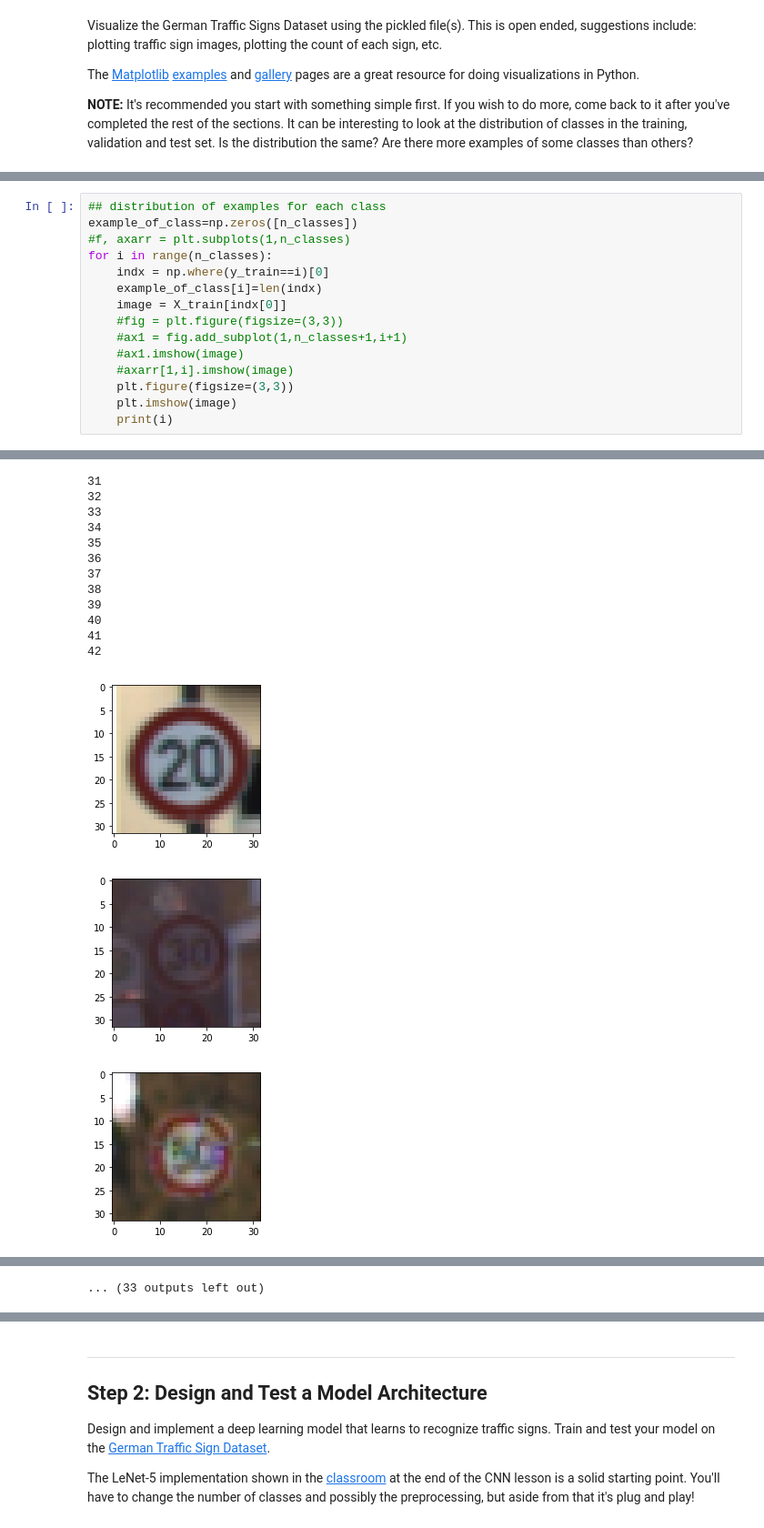
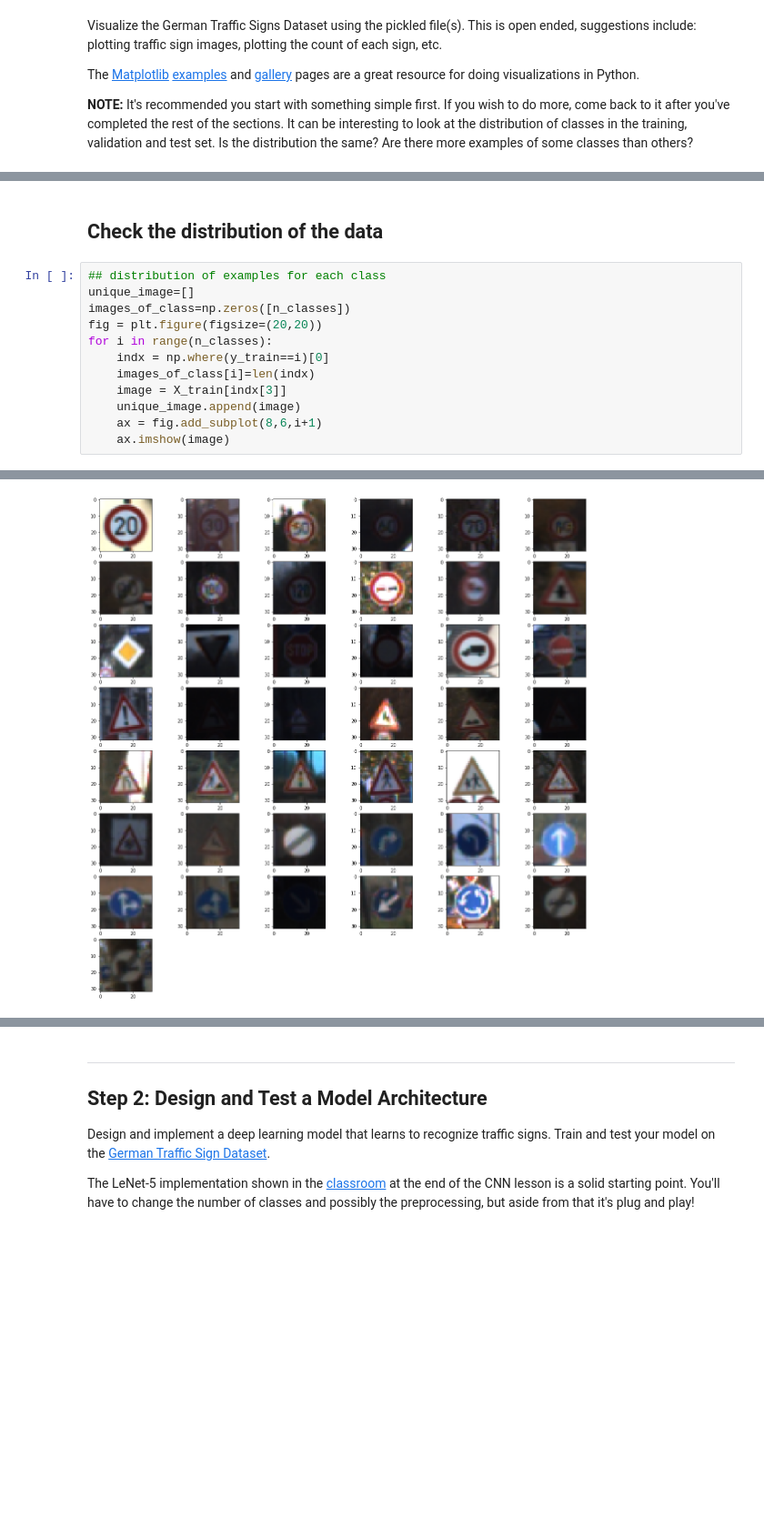
Before and after one commit to WatermelonCircle/CarND_traffic_sign_classifier, a Jupyter notebook: Traffic_Sign_Classifier.ipynb, the cells around one changed output, grey strips where cells are left out. Shown at 91% size. Saved outputs shown, nothing was run; the diff lists cells and outputs as text; blank space fills up the shorter version.

```diff
--- a/Traffic_Sign_Classifier.ipynb
+++ b/Traffic_Sign_Classifier.ipynb
@@ -120,16 +119,15 @@ print(y_train[index])
+# %% [markdown]
+## Check the distribution of the data
 # %%
 ## distribution of examples for each class
-example_of_class=np.zeros([n_classes])
-#f, axarr = plt.subplots(1,n_classes)
+unique_image=[]
+images_of_class=np.zeros([n_classes])
+fig = plt.figure(figsize=(20,20))
 for i in range(n_classes):
     indx = np.where(y_train==i)[0]
-    example_of_class[i]=len(indx)
-    image = X_train[indx[0]]
-    #fig = plt.figure(figsize=(3,3))
-    #ax1 = fig.add_subplot(1,n_classes+1,i+1)
-    #ax1.imshow(image)
-    #axarr[1,i].imshow(image)
-    plt.figure(figsize=(3,3))
-    plt.imshow(image)
-    print(i)
+    images_of_class[i]=len(indx)
+    image = X_train[indx[3]]
+    unique_image.append(image)
+    ax = fig.add_subplot(8,6,i+1)
+    ax.imshow(image)
 # %% [output]
@@ -153,15 +134 @@ for i in range(n_classes):
-31
-32
-33
-34
-35
-36
-37
-38
-39
-40
-41
-42
-[figure, old version]
+[figure, new version]
-[figure, removed]
-[figure, removed]
@@ -175 +134,0 @@ for i in range(n_classes):
-... (33 outputs left out)
```
Also changed, not shown: parts of 35 cells of this notebook.
